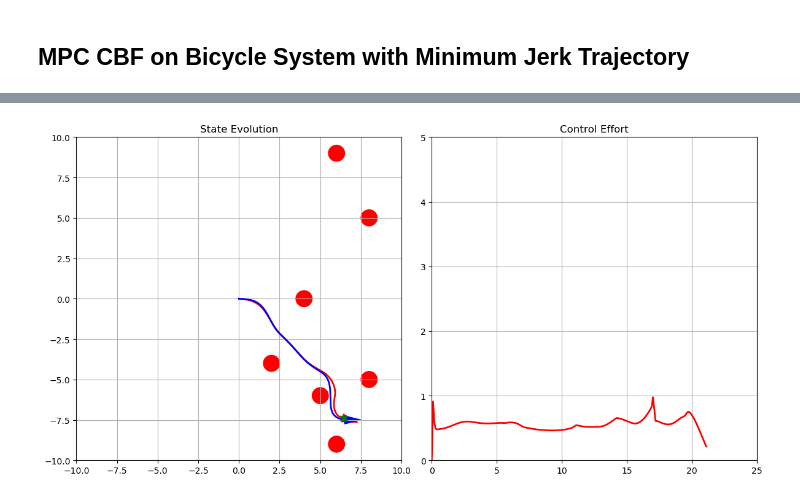
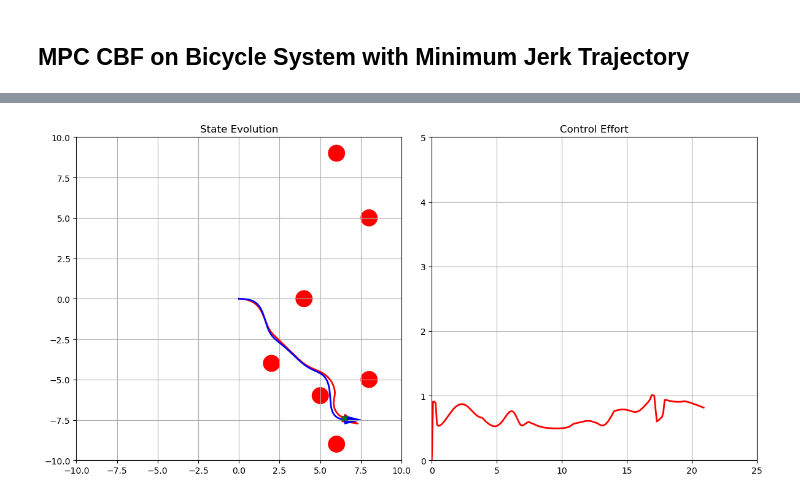
Before and after one commit to melodylylin/mpc_ros, a Jupyter notebook: mpc_ros/rover_planning_bicycle.ipynb, the cells around one changed output, grey strips where cells are left out. Cells and saved outputs as stored; diff of their text form; code cells hidden in the pictures.

```diff
--- a/mpc_ros/rover_planning_bicycle.ipynb
+++ b/mpc_ros/rover_planning_bicycle.ipynb
@@ -259,35 +306,35 @@ v_lim = [-1.2, 1.2]
 omega_lim = [-casadi.pi/4, casadi.pi/4]
 Q = [Q_x, Q_y, Q_theta]
 R = [R_v, R_omega]
-mpc_cbf = MPC_CBF_Unicycle(dt, N, v_lim, omega_lim, Q, R, obstacles= obs_list, cbf_const=True, alpha=0.04)
+mpc_cbf = MPC_CBF_Bicycle(dt, N, v_lim, delta_lim, L, Q, R, obstacles= obs_list, cbf_const=True, alpha=0.04)
 
 state_0 = casadi.DM([start[0], start[1], start[2]])
 u0 = casadi.DM.zeros((mpc_cbf.n_controls, N))
 X0 = casadi.repmat(state_0, 1, N + 1)
 cat_states = dm_to_array(X0)
 cat_controls = dm_to_array(u0[:, 0])
 
 x_arr = [start[0]]
 y_arr = [start[0]]
 for i in range(len(ref_states)+10):
     u, X_pred = mpc_cbf.solve(X0, u0, ref_states, i)
 
     cat_states = np.dstack((cat_states, dm_to_array(X_pred)))
     cat_controls = np.dstack((cat_controls, dm_to_array(u[:, 0])))
 
     t0, X0, u0 = mpc_cbf.shift_timestep(dt, t0, X_pred, u)
 
     x_arr.append(X0[0,1])
     y_arr.append(X0[1,1])
     idx += 1
 
 num_frames = len(ref_states)
 sim = simulate(ref_states, cat_states, cat_controls, obs_list, num_frames, dt, N,
                 np.array([start[0], start[1], start[2], goal[0], goal[1], goal[2]]),
                 x_lim= [-10, 10], y_lim= [-10,10]
             )
 
 HTML(sim.to_html5_video())
 # %% [output]
 [interactive output not drawn]
-[figure, old version]
+[figure, new version]
```
Also changed, not shown: parts of 8 cells of this notebook, 4 other files.
